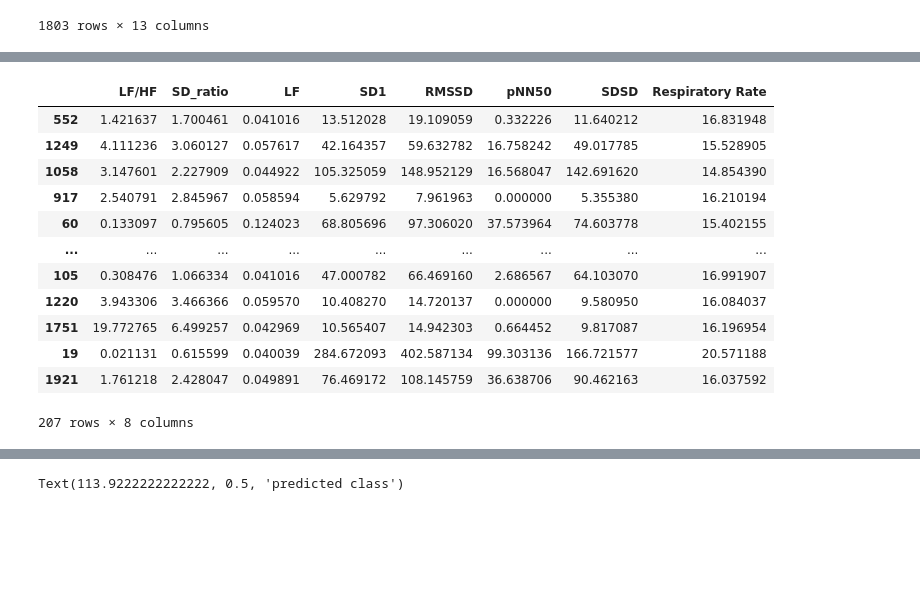
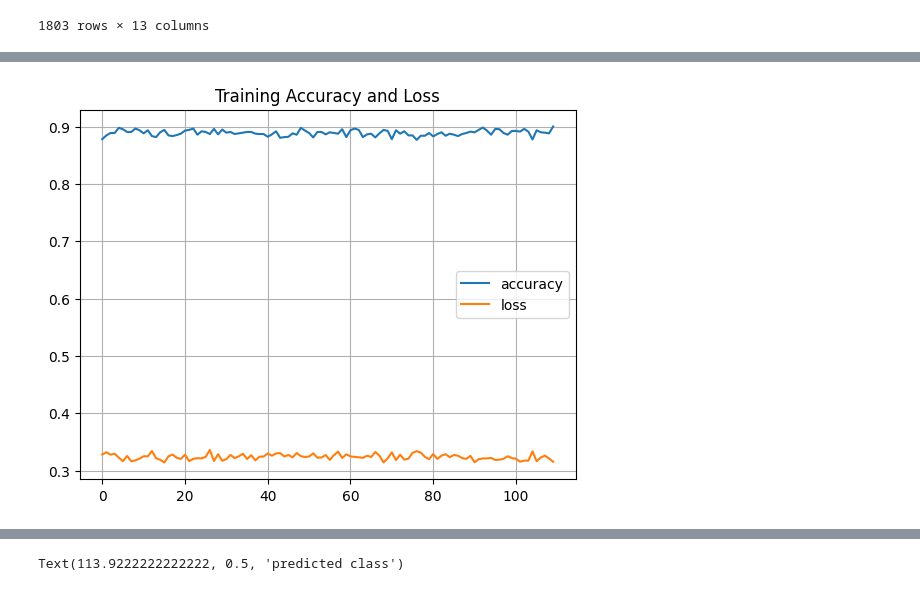
Before and after one commit to LittleBabyIcebear/Sleep-Apnea, a Jupyter notebook: model_apnea.ipynb, the cells around one changed output, grey strips where cells are left out. Saved outputs shown, nothing was run; the diff lists cells and outputs as text; code cells hidden in the pictures; blank space fills up the shorter version.

```diff
--- a/model_apnea.ipynb
+++ b/model_apnea.ipynb
@@ -130,16 +131,10 @@ plt.grid()
-# %%
-X_test
-# %% [output]
-|  | LF/HF | SD_ratio | LF | SD1 | RMSSD | pNN50 | SDSD | Respiratory Rate |
-| 552 | 1.421637 | 1.700461 | 0.041016 | 13.512028 | 19.109059 | 0.332226 | 11.640212 | 16.831948 |
-| 1249 | 4.111236 | 3.060127 | 0.057617 | 42.164357 | 59.632782 | 16.758242 | 49.017785 | 15.528905 |
-| 1058 | 3.147601 | 2.227909 | 0.044922 | 105.325059 | 148.952129 | 16.568047 | 142.691620 | 14.854390 |
-| 917 | 2.540791 | 2.845967 | 0.058594 | 5.629792 | 7.961963 | 0.000000 | 5.355380 | 16.210194 |
-| 60 | 0.133097 | 0.795605 | 0.124023 | 68.805696 | 97.306020 | 37.573964 | 74.603778 | 15.402155 |
-| ... | ... | ... | ... | ... | ... | ... | ... | ... |
-| 105 | 0.308476 | 1.066334 | 0.041016 | 47.000782 | 66.469160 | 2.686567 | 64.103070 | 16.991907 |
-| 1220 | 3.943306 | 3.466366 | 0.059570 | 10.408270 | 14.720137 | 0.000000 | 9.580950 | 16.084037 |
-| 1751 | 19.772765 | 6.499257 | 0.042969 | 10.565407 | 14.942303 | 0.664452 | 9.817087 | 16.196954 |
-| 19 | 0.021131 | 0.615599 | 0.040039 | 284.672093 | 402.587134 | 99.303136 | 166.721577 | 20.571188 |
-| 1921 | 1.761218 | 2.428047 | 0.049891 | 76.469172 | 108.145759 | 36.638706 | 90.462163 | 16.037592 |
-207 rows × 8 columns
+# %%
+plt.figure()
+plt.title("Training Accuracy and Loss")
+plt.plot(history.history["accuracy"])
+plt.plot(history.history["loss"])
+plt.legend(["accuracy", "loss"])
+plt.grid()
+plt.show()
+# %% [output]
+[figure, added]
```
Also changed, not shown: parts of 5 cells of this notebook, 3 other files.
